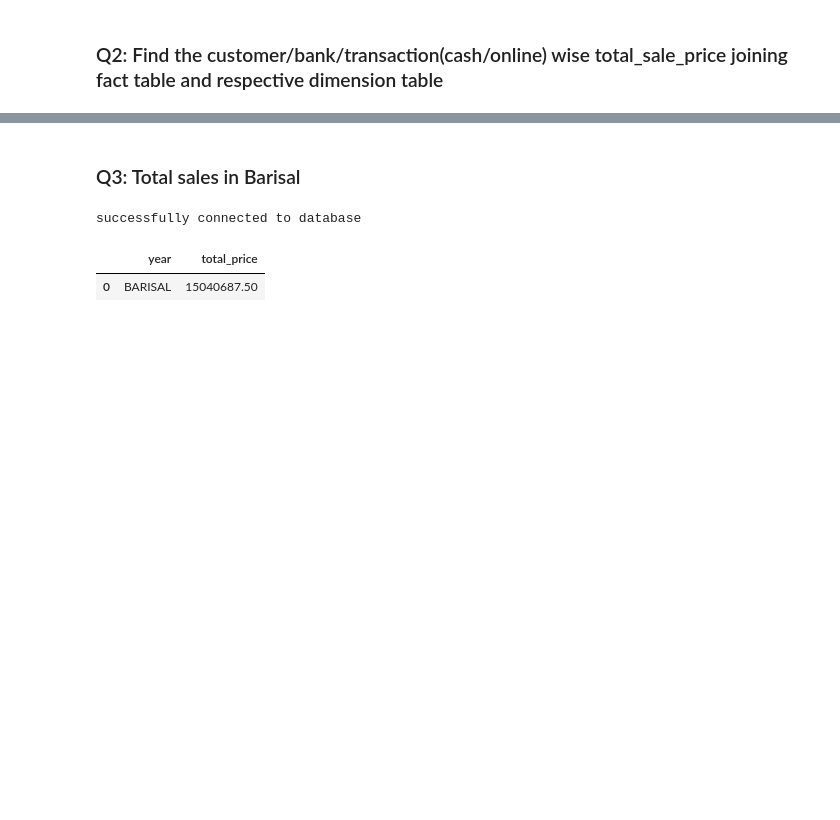
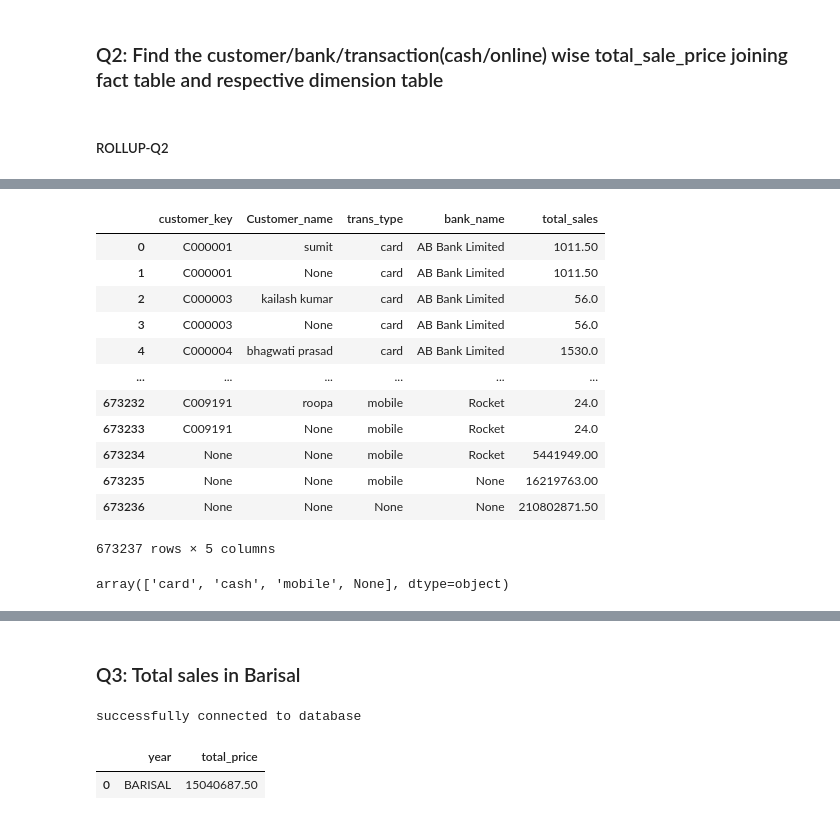
Before and after one commit to SadiaAlamChy/HDA-Tech-Learning, a Jupyter notebook: notebook/analytics/OLAP.ipynb, the cells around one changed output, grey strips where cells are left out. Cells and saved outputs as stored; diff of their text form; code cells hidden in the pictures; blank space fills up the shorter version.

```diff
--- a/notebook/analytics/OLAP.ipynb
+++ b/notebook/analytics/OLAP.ipynb
@@ -304,0 +283,14 @@ df_slice.plot(kind='bar', figsize=(10,7))
+# %% [markdown]
+##### ROLLUP-Q2
+# %%
+select_stmt = " SELECT c.coustomer_key, c.name, trs.trans_type, trs.bank_name, SUM(fact.total_price) "\
+              " From ecomdb_star_schema.fact_table fact "\
+              " JOIN ecomdb_star_schema.trans_dim trs on trs.payment_key = fact.payment_key "\
+              " JOIN ecomdb_star_schema.coustomer_dim c on c.coustomer_key = fact.coustomer_key "\
+              " GROUP BY ROLLUP (trs.trans_type, trs.bank_name, c.coustomer_key,c.name) "
+
+
+ROLLUP_records = retrive_data_from_table(select_stmt)
+df = pd.DataFrame(list(ROLLUP_records), columns=['customer_key', 'Customer_name', 'trans_type', 'bank_name', 'total_sales'])
+df
+# %% [output]
@@ -304,0 +298,17 @@ df_slice.plot(kind='bar', figsize=(10,7))
+|  | customer_key | Customer_name | trans_type | bank_name | total_sales |
+| 0 | C000001 | sumit | card | AB Bank Limited | 1011.50 |
+| 1 | C000001 | None | card | AB Bank Limited | 1011.50 |
+| 2 | C000003 | kailash kumar | card | AB Bank Limited | 56.0 |
+| 3 | C000003 | None | card | AB Bank Limited | 56.0 |
+| 4 | C000004 | bhagwati prasad | card | AB Bank Limited | 1530.0 |
+| ... | ... | ... | ... | ... | ... |
+| 673232 | C009191 | roopa | mobile | Rocket | 24.0 |
+| 673233 | C009191 | None | mobile | Rocket | 24.0 |
+| 673234 | None | None | mobile | Rocket | 5441949.00 |
+| 673235 | None | None | mobile | None | 16219763.00 |
+| 673236 | None | None | None | None | 210802871.50 |
+673237 rows × 5 columns
+# %%
+df['trans_type'].unique()
+# %% [output]
+array(['card', 'cash', 'mobile', None], dtype=object)
```
Also changed, not shown: parts of 73 cells of this notebook.
